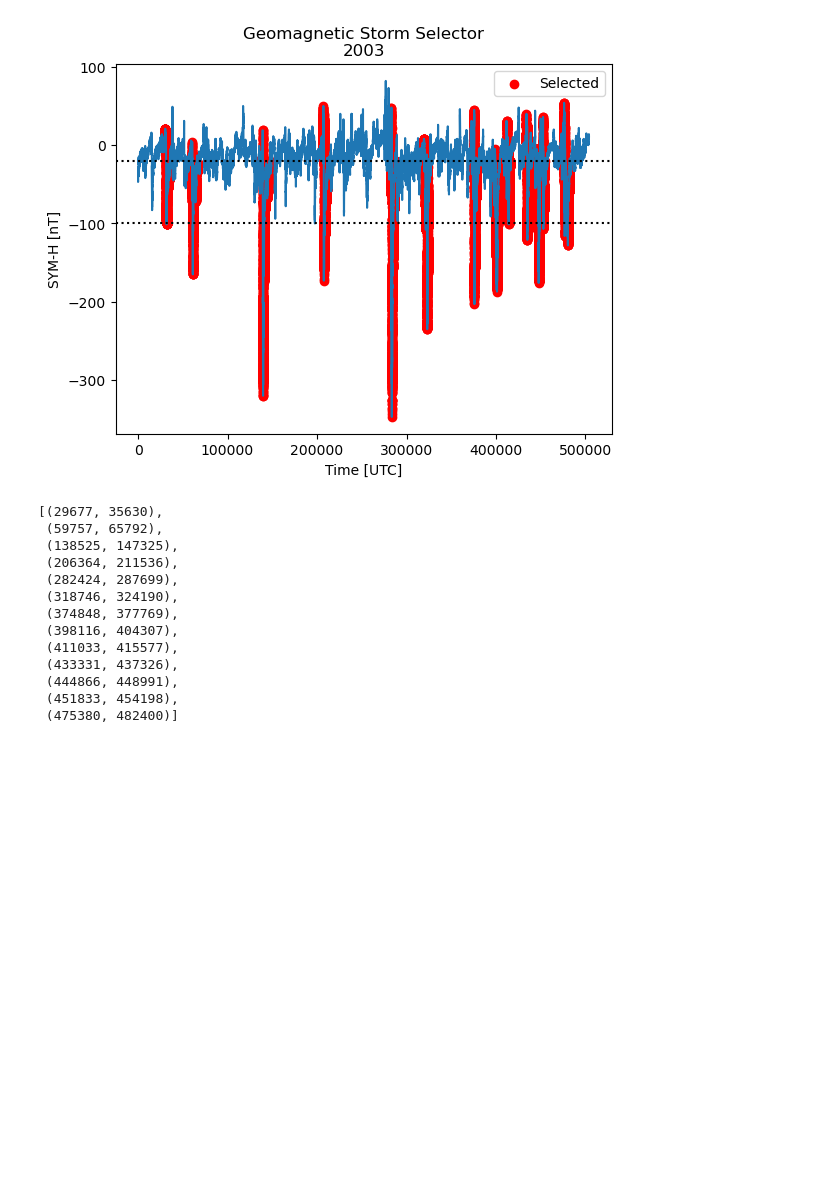
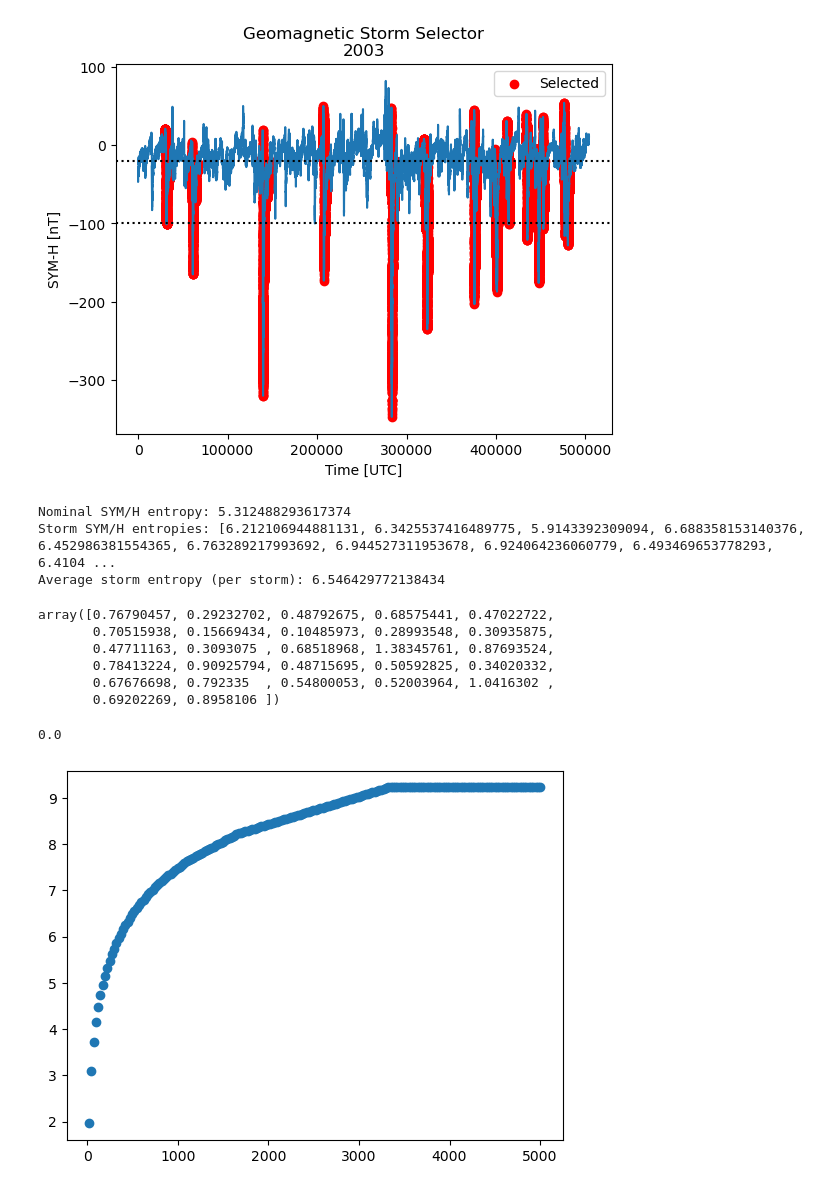
Before and after one commit to Sat-Nav/UROP2024, a Jupyter notebook: src/tests.ipynb, the cells around one changed output. Drawn from its saved outputs; the diff is of its cells as text; code cells hidden in the pictures; blank space fills up the shorter version.

Commit message:
exploring effect of bin number on entropy (need to work on more efficiently finding maximum, perhaps using a stochastic gradient method?)

```diff
--- a/src/tests.ipynb
+++ b/src/tests.ipynb
@@ -92,19 +95,35 @@ plt.legend()
 plt.show()
 # %% [output]
 [figure]
-# %%
-ranges
-# %% [output]
-[(29677, 35630),
- (59757, 65792),
- (138525, 147325),
- (206364, 211536),
- (282424, 287699),
- (318746, 324190),
- (374848, 377769),
- (398116, 404307),
- (411033, 415577),
- (433331, 437326),
- (444866, 448991),
- (451833, 454198),
- (475380, 482400)]
+# %%
+storm_entropies = [H(df["SYM/H, nT"].iloc[range(storm[0], storm[1])]) for storm in ranges]
+
+print(f"Nominal SYM/H entropy: {H(df["SYM/H, nT"])}")
+print(f"Storm SYM/H entropies: {storm_entropies} \nAverage storm entropy (per storm): {sum(storm_entropies)/len(storm_entropies)}")
+
+# we can initially discern a large increase in information describing SYM/H
+# %% [output]
+Nominal SYM/H entropy: 5.312488293617374
+Storm SYM/H entropies: [6.212106944881131, 6.3425537416489775, 5.9143392309094, 6.688358153140376, 6.452986381554365, 6.763289217993692, 6.944527311953678, 6.924064236060779, 6.493469653778293, 6.4104 ...
+Average storm entropy (per storm): 6.546429772138434
+# %%
+# evaluating average entropies of all stats in a storm
+stormy_H = np.array([H(df[column].iloc[inds]) for column in list(df)[1:]])
+
+nominal_H =  np.array([H(df[column]) for column in list(df)[1:]])
+
+stormy_H - nominal_H
+# %% [output]
+array([0.76790457, 0.29232702, 0.48792675, 0.68575441, 0.47022722,
+       0.70515938, 0.15669434, 0.10485973, 0.28993548, 0.30935875,
+       0.47711163, 0.3093075 , 0.68518968, 1.38345761, 0.87693524,
+       0.78413224, 0.90925794, 0.48715695, 0.50592825, 0.34020332,
+       0.67676698, 0.792335  , 0.54800053, 0.52003964, 1.0416302 ,
+       0.69202269, 0.8958106 ])
+# %%
+bin_dist = [H(df["AE-index, nT"], bins=int(bin_num)) for bin_num in np.linspace(20, 5e3, 200)]
+plt.scatter(np.linspace(20, 5e3, 200), bin_dist)
+bin_dist[-1] - bin_dist[-2]
+# %% [output]
+0.0
+[figure, added]
```
Also changed, not shown: parts of 3 cells of this notebook.
